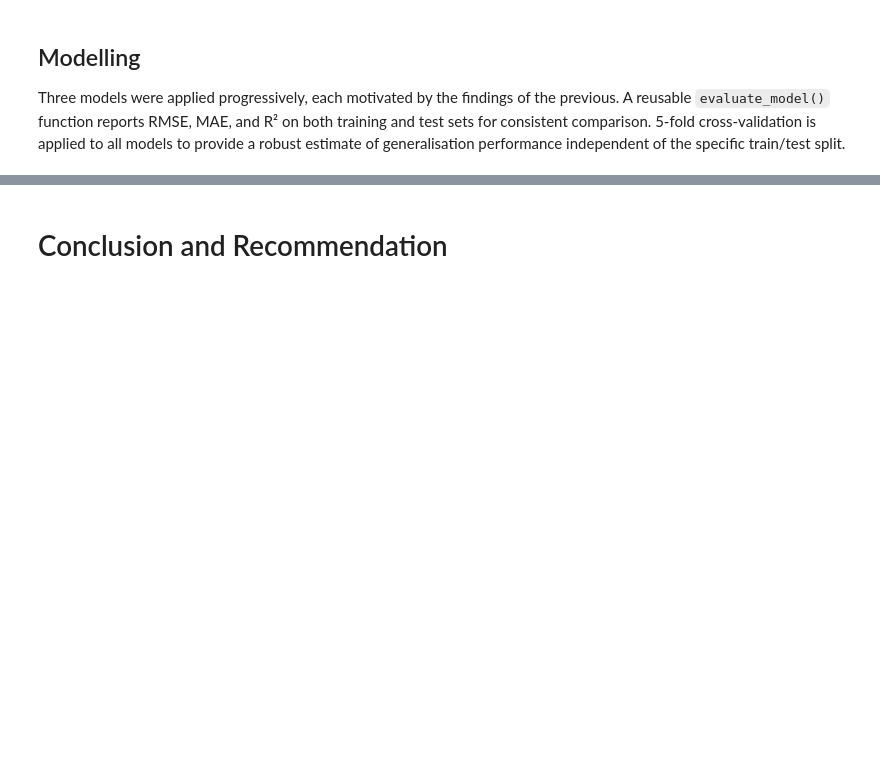
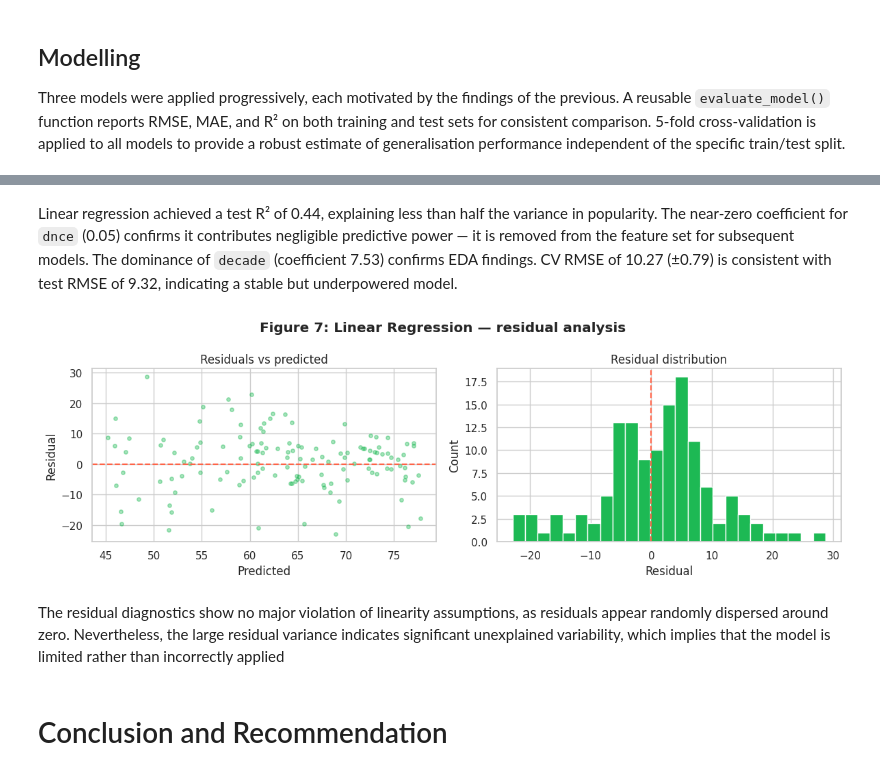
Before and after one commit to r-leeper/scu_spotify_past_decades, a Jupyter notebook: submission_draft.ipynb, the cells around one changed output, grey strips where cells are left out. Saved outputs shown, nothing was run; the diff lists cells and outputs as text; code cells hidden in the pictures; blank space fills up the shorter version.

Commit message:
Linear regression modelling section complete. TODO: Decsion Tree and Random Forrest

```diff
--- a/submission_draft.ipynb
+++ b/submission_draft.ipynb
@@ -431,0 +459,14 @@ Three models were applied progressively, each motivated by the findings of the p
+# %%
+# Fit a basic linear regression model, no hyperparameter tuning
+lr = LinearRegression()
+lr.fit(X_train_scaled, y_train)
+
+# Store results of this and future models
+results = []
+
+# Evaluate the model on the training and test sets, store results in a list
+results.append(evaluate_model(
+    "Linear Regression",
+    y_train, lr.predict(X_train_scaled),
+    y_test, lr.predict(X_test_scaled)
+))
@@ -432,2 +515,29 @@ Three models were applied progressively, each motivated by the findings of the p
+# %% [markdown]
+Linear regression achieved a test R² of 0.44, explaining less than half the variance in popularity. The near-zero coefficient for `dnce` (0.05) confirms it contributes negligible predictive power — it is removed from the feature set for subsequent models. The dominance of `decade` (coefficient 7.53) confirms EDA findings. CV RMSE of 10.27 (±0.79) is consistent with test RMSE
+of 9.32, indicating a stable but underpowered model.
+# %%
+### Residuals plot of baseline model
+residuals_lr = y_test - lr.predict(X_test_scaled)
+
+# 2 x 1 grid of plots
+fig, axes = plt.subplots(1, 2, figsize=(12,4))
+
+# Plot residuals vs predicted
+axes[0].scatter(lr.predict(X_test_scaled), residuals_lr, alpha=0.4, s=15, color="#1DB954")
+axes[0].axhline(0, color="tomato", linestyle="--")
+axes[0].set(title="Residuals vs predicted", xlabel="Predicted", ylabel="Residual")
+
+# Plot residual distribution
+axes[1].hist(residuals_lr, bins=25, color="#1DB954", edgecolor="white")
+axes[1].axvline(0, color="tomato", linestyle="--")
+axes[1].set(title="Residual distribution", xlabel="Residual", ylabel="Count")
+
+plt.suptitle("Figure 7: Linear Regression — residual analysis", fontweight="bold")
+plt.tight_layout()
+plt.show()
+# %% [output]
+[figure, added]
+# %% [markdown]
+The residual diagnostics show no major violation of linearity assumptions, as residuals appear randomly dispersed around zero. Nevertheless, the large residual variance indicates significant unexplained variability, which implies that the model is limited rather than incorrectly applied
 # %% [markdown]
 # Conclusion and Recommendation
```
Also changed, not shown: parts of 5 cells of this notebook.
